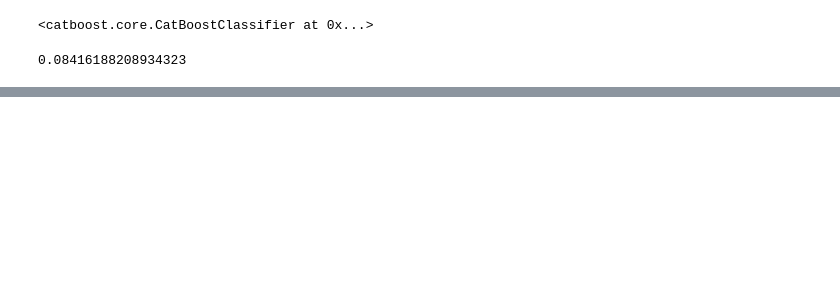
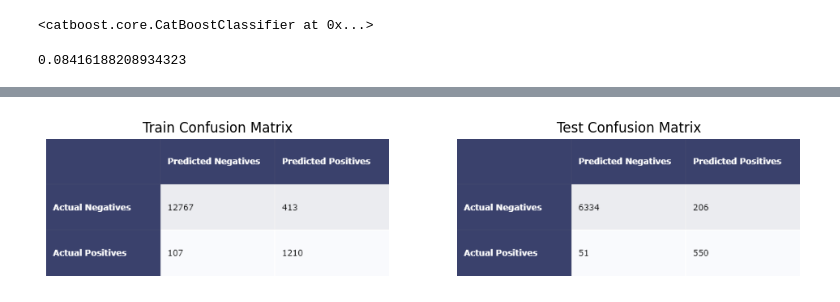
Before and after one commit to MLecardonnel/ExpectedTackling, a Jupyter notebook: notebooks/mott.ipynb, the cells around one changed output, grey strips where cells are left out. Drawn from its saved outputs; the diff is of its cells as text; code cells hidden in the pictures; blank space fills up the shorter version.

```diff
--- a/notebooks/mott.ipynb
+++ b/notebooks/mott.ipynb
@@ -82,3 +85,11 @@ array([[6332,  208],
+# %%
+plot_confusion_matrix(
+    confusion_matrix(y_train, model.predict(X_train)),
+    confusion_matrix(y_test, y_pred),
+    name="confusion_matrix_mott"
+)
+# %% [output]
+[figure, added]
 # %%
 import pickle
 pickle.dump(model, open("../models/model_mott.pkl", 'wb'))
```
Also changed, not shown: parts of 9 cells of this notebook, 6 other files.
